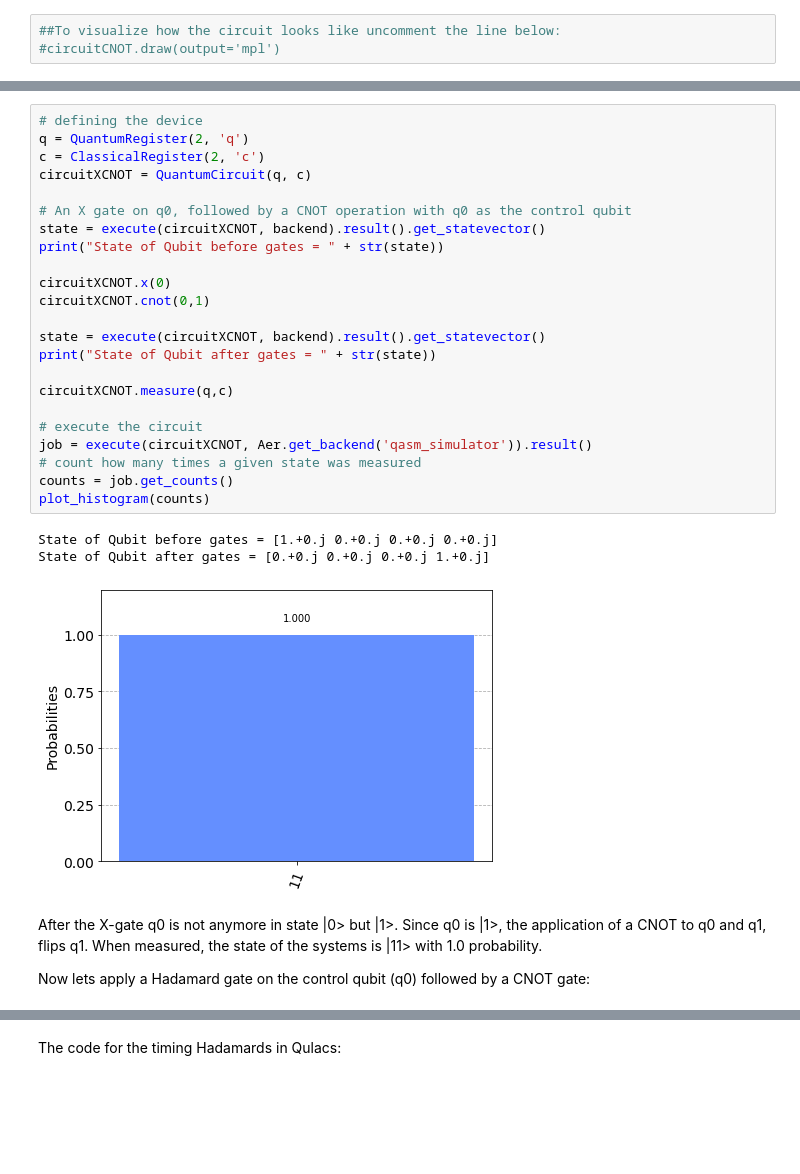
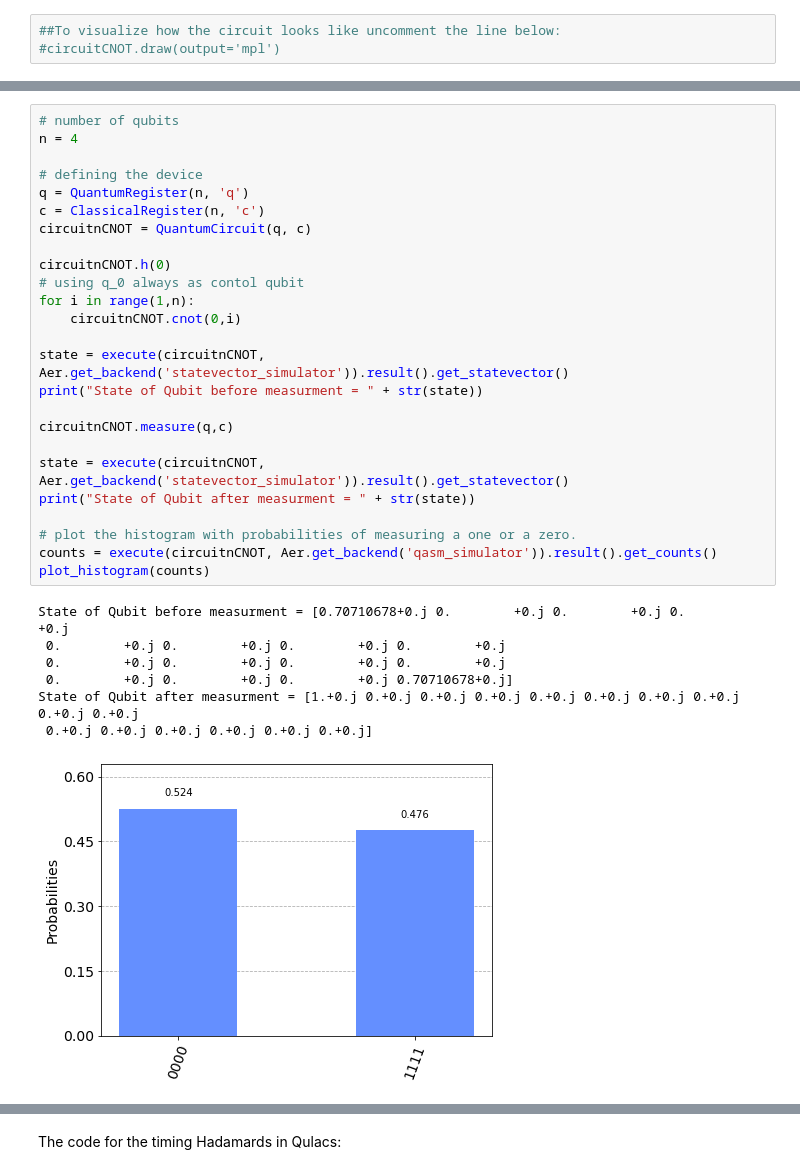
Before and after one commit to sara-nl/QuantumComputing, a Jupyter notebook: notebooks/Basics_and_Benchmarking.ipynb, the cells around one changed output, grey strips where cells are left out. Drawn from its saved outputs; the diff is of its cells as text; blank space fills up the shorter version.

```diff
--- a/notebooks/Basics_and_Benchmarking.ipynb
+++ b/notebooks/Basics_and_Benchmarking.ipynb
@@ -410,32 +581,33 @@ Let's now apply an X gate to q0 before the CNOT. The X gate basically "flips" th
 # %%
+# number of qubits
+n = 4
+
 # defining the device
-q = QuantumRegister(2, 'q')
-c = ClassicalRegister(2, 'c')
-circuitXCNOT = QuantumCircuit(q, c)
+q = QuantumRegister(n, 'q')
+c = ClassicalRegister(n, 'c')
+circuitnCNOT = QuantumCircuit(q, c)
 
-# An X gate on q0, followed by a CNOT operation with q0 as the control qubit
-state = execute(circuitXCNOT, backend).result().get_statevector()
-print("State of Qubit before gates = " + str(state))
+circuitnCNOT.h(0)
+# using q_0 always as contol qubit
+for i in range(1,n):
+    circuitnCNOT.cnot(0,i)
 
-circuitXCNOT.x(0)
-circuitXCNOT.cnot(0,1)
+state = execute(circuitnCNOT, Aer.get_backend('statevector_simulator')).result().get_statevector()
+print("State of Qubit before measurment = " + str(state))
 
-state = execute(circuitXCNOT, backend).result().get_statevector()
-print("State of Qubit after gates = " + str(state))
+circuitnCNOT.measure(q,c)
 
-circuitXCNOT.measure(q,c)
+state = execute(circuitnCNOT, Aer.get_backend('statevector_simulator')).result().get_statevector()
+print("State of Qubit after measurment = " + str(state))
 
-# execute the circuit
-job = execute(circuitXCNOT, Aer.get_backend('qasm_simulator')).result()
-# count how many times a given state was measured
-counts = job.get_counts()
+# plot the histogram with probabilities of measuring a one or a zero.
+counts = execute(circuitnCNOT, Aer.get_backend('qasm_simulator')).result().get_counts()
 plot_histogram(counts)
 # %% [output]
-State of Qubit before gates = [1.+0.j 0.+0.j 0.+0.j 0.+0.j]
-State of Qubit after gates = [0.+0.j 0.+0.j 0.+0.j 1.+0.j]
+State of Qubit before measurment = [0.70710678+0.j 0.        +0.j 0.        +0.j 0.        +0.j
+ 0.        +0.j 0.        +0.j 0.        +0.j 0.        +0.j
+ 0.        +0.j 0.        +0.j 0.        +0.j 0.        +0.j
+ 0.        +0.j 0.        +0.j 0.        +0.j 0.70710678+0.j]
+State of Qubit after measurment = [1.+0.j 0.+0.j 0.+0.j 0.+0.j 0.+0.j 0.+0.j 0.+0.j 0.+0.j 0.+0.j 0.+0.j
+ 0.+0.j 0.+0.j 0.+0.j 0.+0.j 0.+0.j 0.+0.j]
-[figure, old version]
+[figure, new version]
-# %% [markdown]
-After the X-gate q0 is not anymore in state |0> but |1>. Since q0 is |1>, the application of a CNOT to q0 and q1, flips q1.
-When measured, the state of the systems is |11> with 1.0 probability.
-
-Now lets apply a Hadamard gate on the control qubit (q0) followed by a CNOT gate:
```
Also changed, not shown: parts of 85 cells of this notebook.
